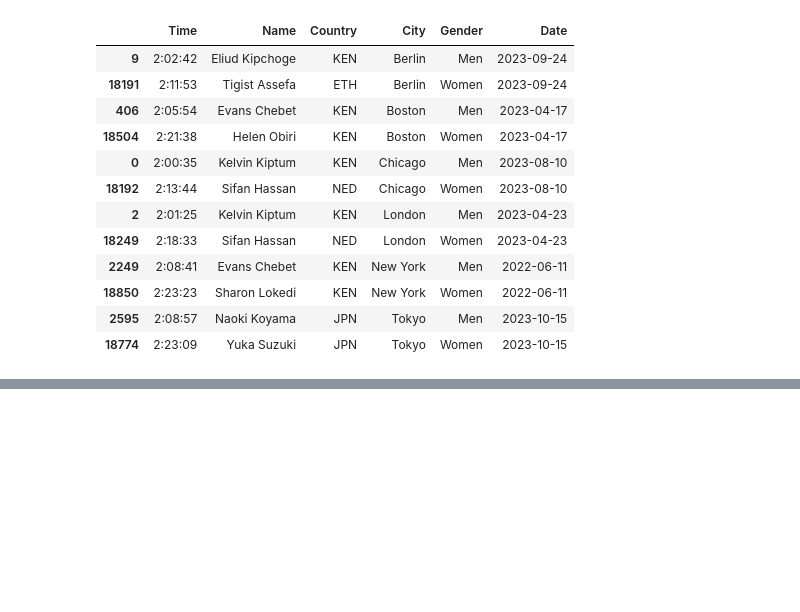
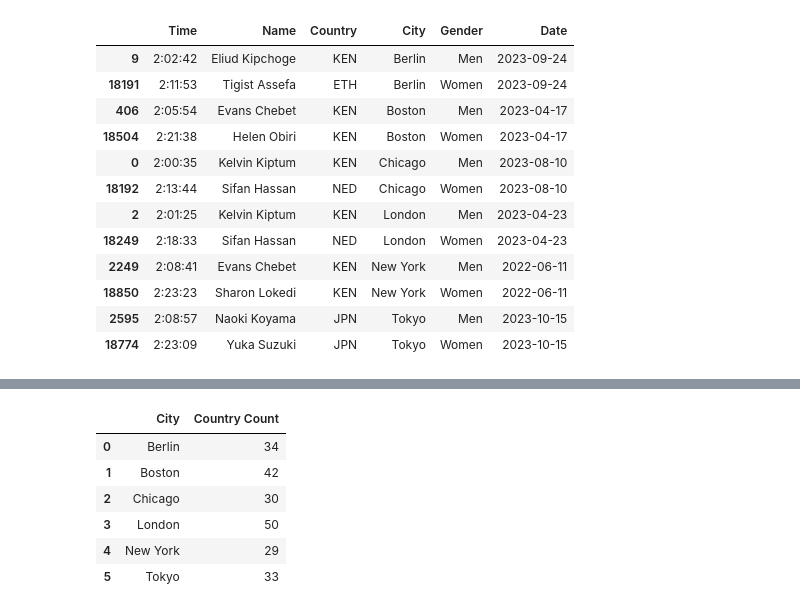
Before and after one commit to evgeniyarbatov/marathons, a Jupyter notebook: notebooks/Extract for website.ipynb, the cells around one changed output, grey strips where cells are left out. Saved outputs shown, nothing was run; the diff lists cells and outputs as text; code cells hidden in the pictures; blank space fills up the shorter version.

```diff
--- a/notebooks/Extract for website.ipynb
+++ b/notebooks/Extract for website.ipynb
@@ -74,0 +110,11 @@ latest_times.to_json(
+# %%
+country_count = marathons.groupby('City')['Country'].nunique().reset_index(name='Country Count')
+country_count
+# %% [output]
+|  | City | Country Count |
+| 0 | Berlin | 34 |
+| 1 | Boston | 42 |
+| 2 | Chicago | 30 |
+| 3 | London | 50 |
+| 4 | New York | 29 |
+| 5 | Tokyo | 33 |
```
Also changed, not shown: parts of 7 cells of this notebook, 4 other files.
